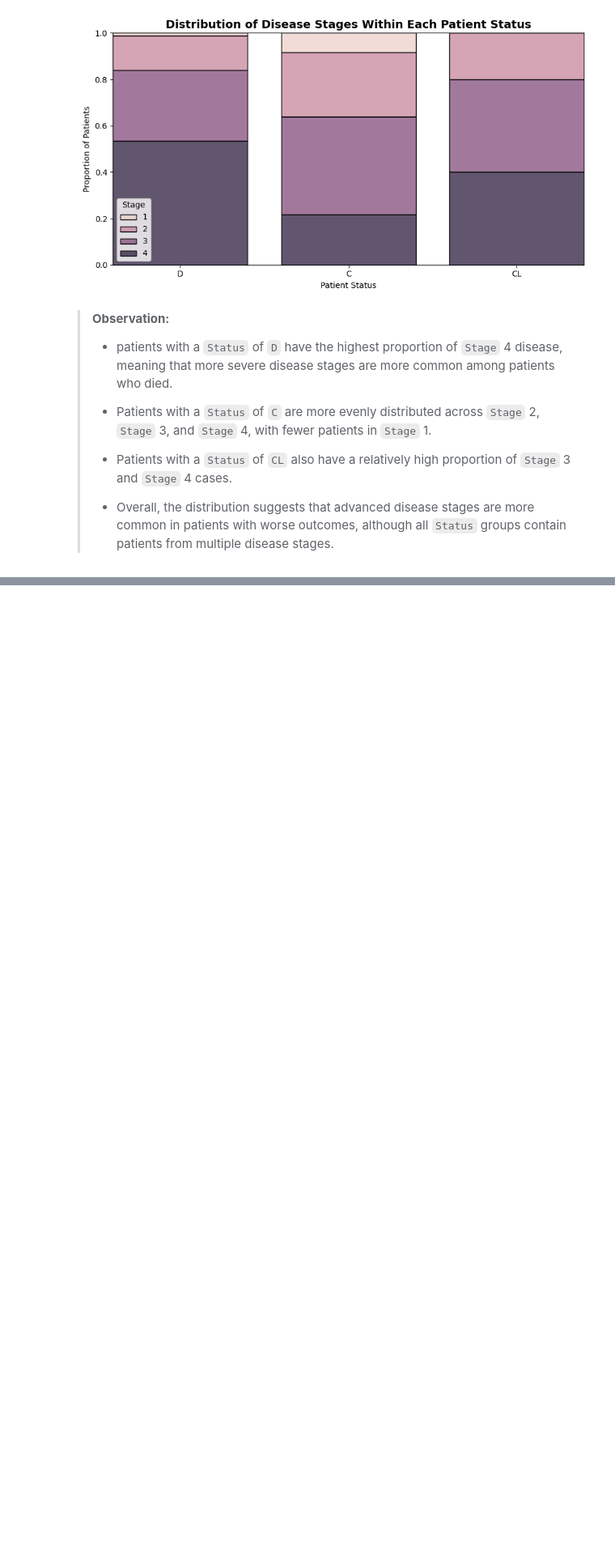
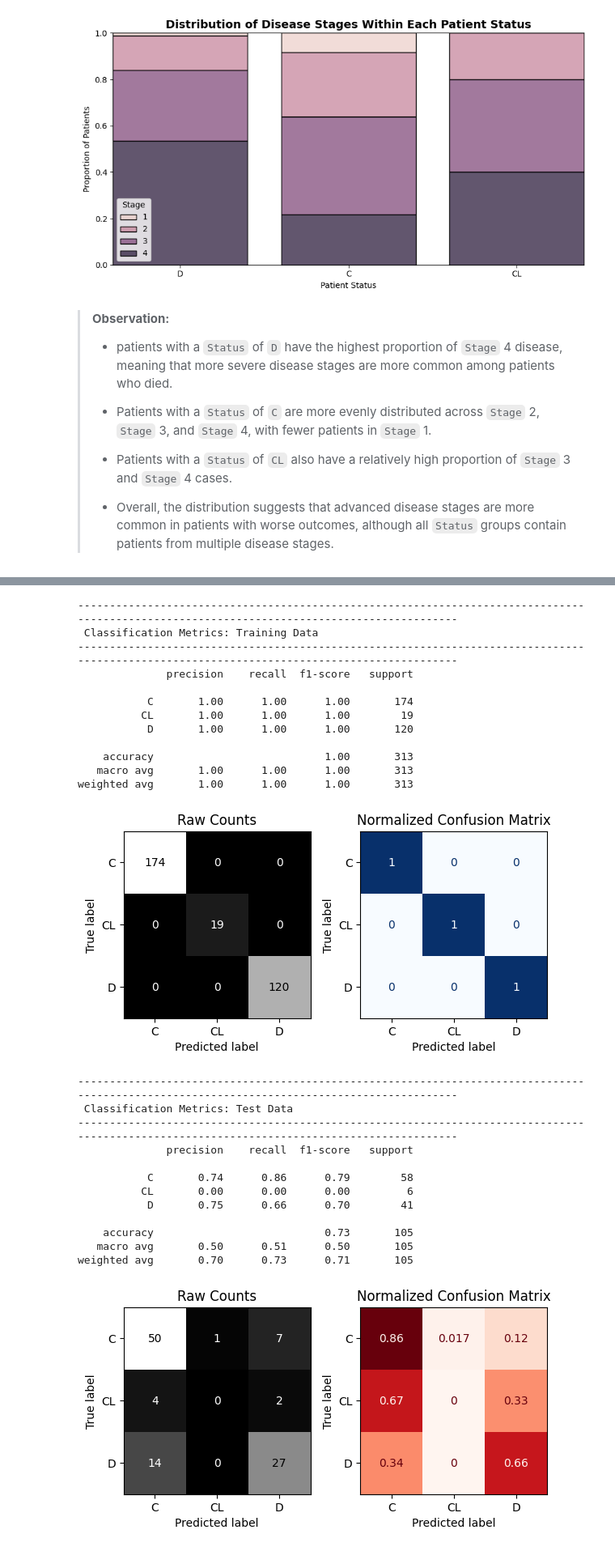
Before and after one commit to swirita/Cirrhosis-Prediction, a Jupyter notebook: Cirrhosis_Prediction.ipynb, the cells around one changed output, grey strips where cells are left out. Shown at 81% size. Saved outputs shown, nothing was run; the diff lists cells and outputs as text; code cells hidden in the pictures; blank space fills up the shorter version.

```diff
--- a/Cirrhosis_Prediction.ipynb
+++ b/Cirrhosis_Prediction.ipynb
@@ -949,0 +891,16 @@ weighted avg       0.70      0.74      0.72       105
+# %%
+pca = PCA(n_components=3, random_state=42)
+
+# fit PCA on the training data
+X_train_pcs = pca.fit_transform(X_train_pre)
+# use transform to get the PCs for the test data
+X_test_pcs = pca.transform(X_test_pre)
+
+pc_cols = ['PC1', 'PC2', 'PC3']
+X_train_pcs = pd.DataFrame(X_train_pcs, columns=pc_cols, index=X_train_pre.index)
+X_test_pcs = pd.DataFrame(X_test_pcs, columns=pc_cols, index=X_test_pre.index)
+
+print("Explained variance ratio per component:", pca.explained_variance_ratio_.round(3))
+print("Total variance explained by the 3 PCs:", round(pca.explained_variance_ratio_.sum(), 3))
+
+X_train_pcs.head()
@@ -949,0 +956,13 @@ weighted avg       0.70      0.74      0.72       105
+# %%
+# fit the final KMeans model on the chosen k, using ONLY the training data
+best_k = 3
+kmeans = KMeans(n_clusters=best_k, random_state=42, n_init=10)
+
+train_clusters = kmeans.fit_predict(X_train_pre)
+# use predict (not fit_predict) to assign cluster labels to the test data
+test_clusters = kmeans.predict(X_test_pre)
+
+X_train_cluster = pd.DataFrame({'Cluster': train_clusters}, index=X_train_pre.index)
+X_test_cluster = pd.DataFrame({'Cluster': test_clusters}, index=X_test_pre.index)
+
+X_train_cluster['Cluster'].value_counts()
@@ -949,0 +978,7 @@ weighted avg       0.70      0.74      0.72       105
+# %%
+X_train_fe = pd.concat([X_train_pre, X_train_pcs, X_train_cluster], axis=1)
+X_test_fe = pd.concat([X_test_pre, X_test_pcs, X_test_cluster], axis=1)
+
+print("Engineered training shape:", X_train_fe.shape)
+print("Engineered test shape:", X_test_fe.shape)
+X_train_fe.head()
@@ -949,0 +997,33 @@ weighted avg       0.70      0.74      0.72       105
+# %%
+rf = RandomForestClassifier(random_state=42)
+
+rf.fit(X_train_fe, y_train)
+
+evaluate_classification(rf,X_train_fe, y_train, X_test_fe, y_test)
+# %% [output]
+--------------------------------------------------------------------------------------------------------------------------------------------
+ Classification Metrics: Training Data
+--------------------------------------------------------------------------------------------------------------------------------------------
+              precision    recall  f1-score   support
+
+           C       1.00      1.00      1.00       174
+          CL       1.00      1.00      1.00        19
+           D       1.00      1.00      1.00       120
+
+    accuracy                           1.00       313
+   macro avg       1.00      1.00      1.00       313
+weighted avg       1.00      1.00      1.00       313
+[figure, added]
+--------------------------------------------------------------------------------------------------------------------------------------------
+ Classification Metrics: Test Data
+--------------------------------------------------------------------------------------------------------------------------------------------
+              precision    recall  f1-score   support
+
+           C       0.74      0.86      0.79        58
+          CL       0.00      0.00      0.00         6
+           D       0.75      0.66      0.70        41
+
+    accuracy                           0.73       105
+   macro avg       0.50      0.51      0.50       105
+weighted avg       0.70      0.73      0.71       105
+[figure, added]
```
Also changed, not shown: parts of 20 cells of this notebook.
